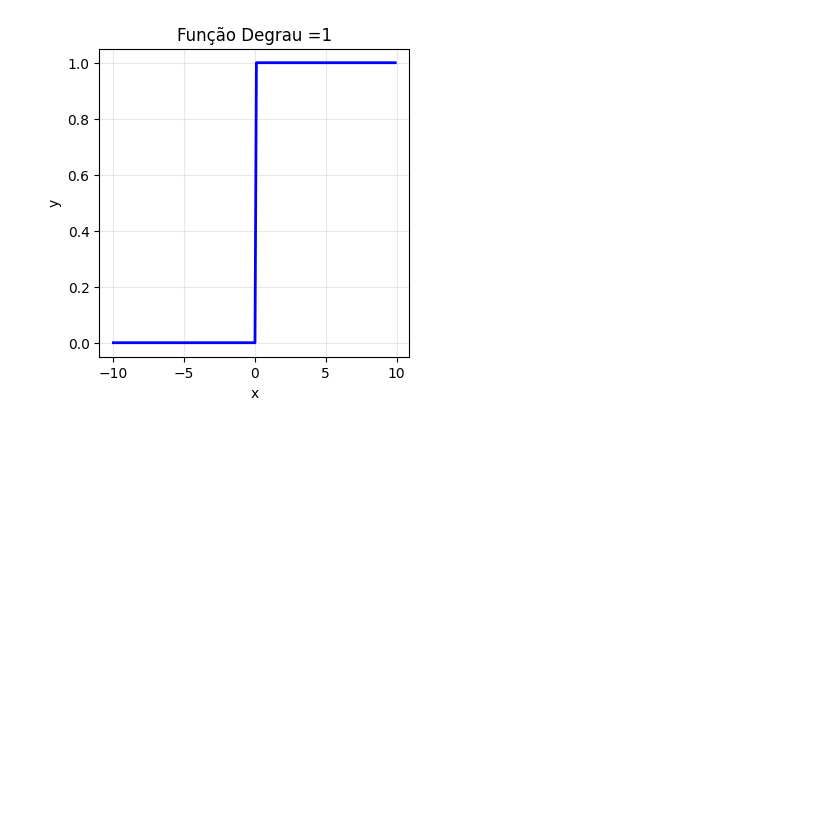
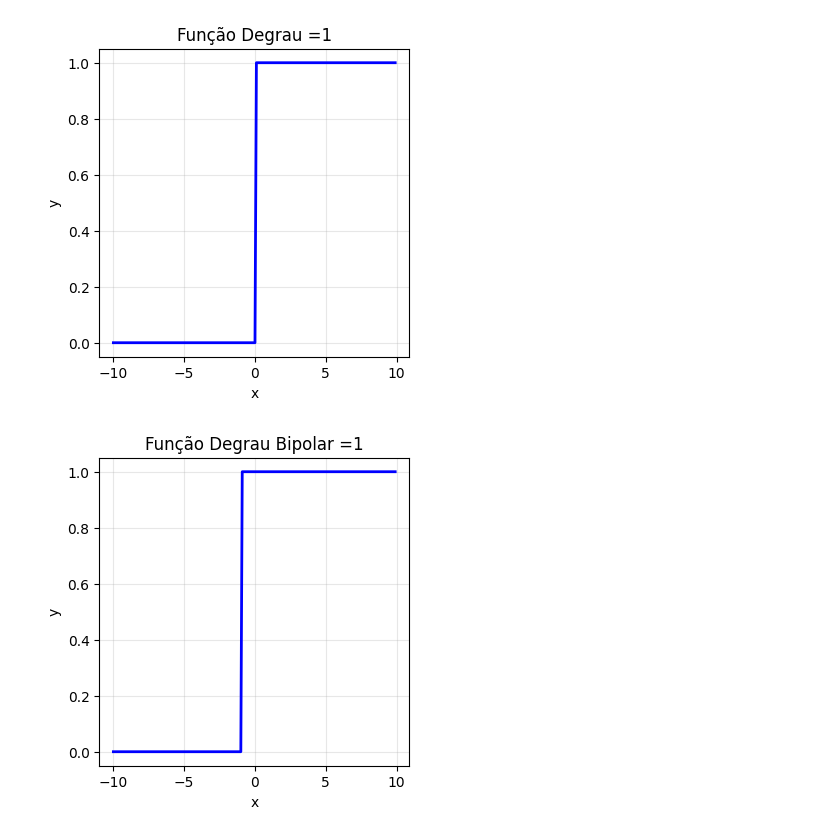
Before and after one commit to SilveiraGustavo/T-picos-Especiais-em-Intelig-ncia-Artificial, a Jupyter notebook: neuron/Neuron.ipynb, the cells around one changed output. Drawn from its saved outputs; the diff is of its cells as text; code cells hidden in the pictures; blank space fills up the shorter version.

```diff
--- a/neuron/Neuron.ipynb
+++ b/neuron/Neuron.ipynb
@@ -122,3 +122,16 @@ Y_val = degrau(x_val, beta)
 plot_graph(x_val, Y_val, 'Função Degrau =' + str(beta))
 # %% [output]
 [figure]
+# %%
+# Função Degrau bipolar
+def degrau_bipolar(x,beta):
+    return np.where(x >=-1,1,0)
+# %%
+# Gerando valores de x em um vetor
+x_val = np.arange(-10,10,0.1)
+beta = 1
+
+y_val = degrau_bipolar(x_val,beta)
+plot_graph(x_val, y_val, "Função Degrau Bipolar =" + str(beta))
+# %% [output]
+[figure, added]
```
Also changed, not shown: parts of 12 cells of this notebook.
